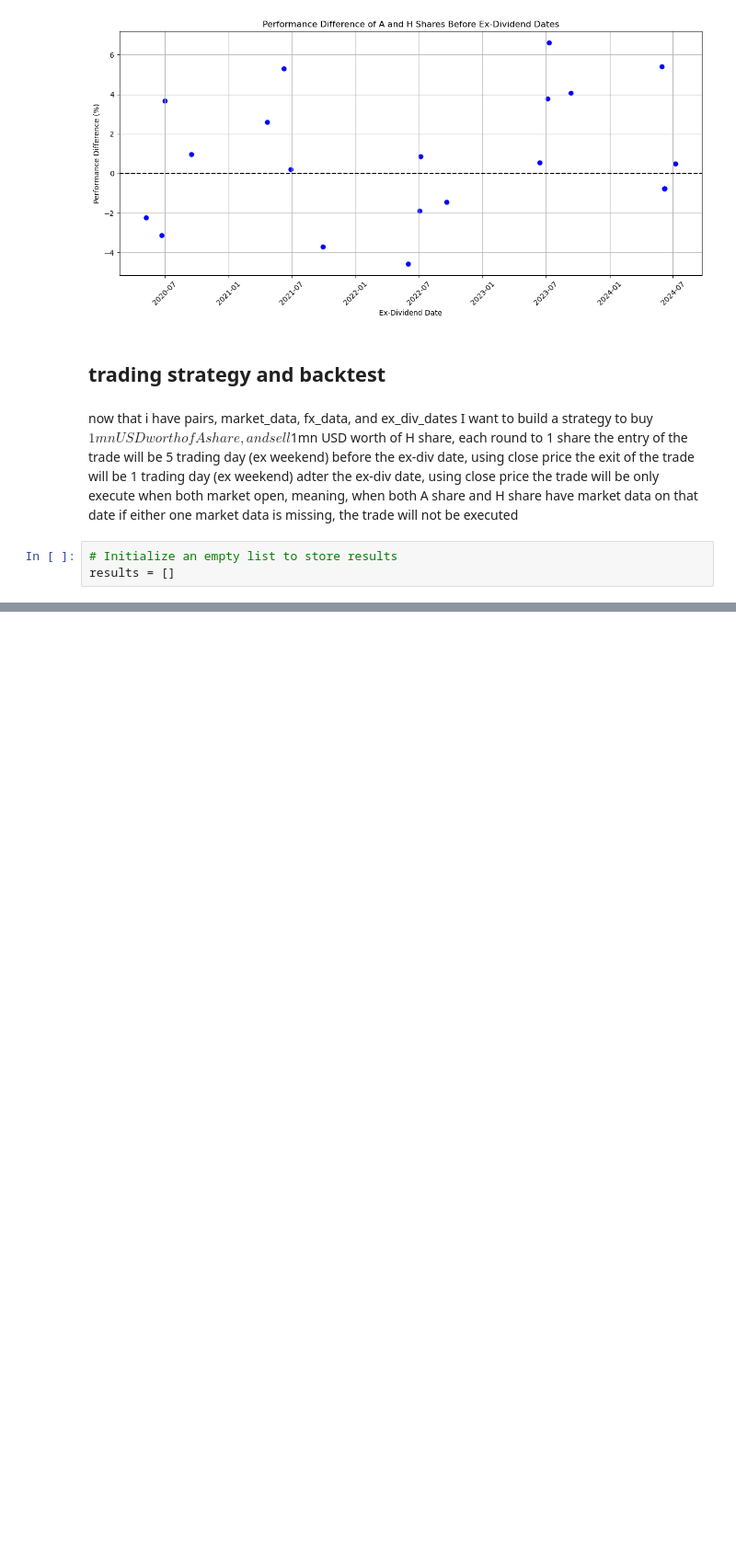
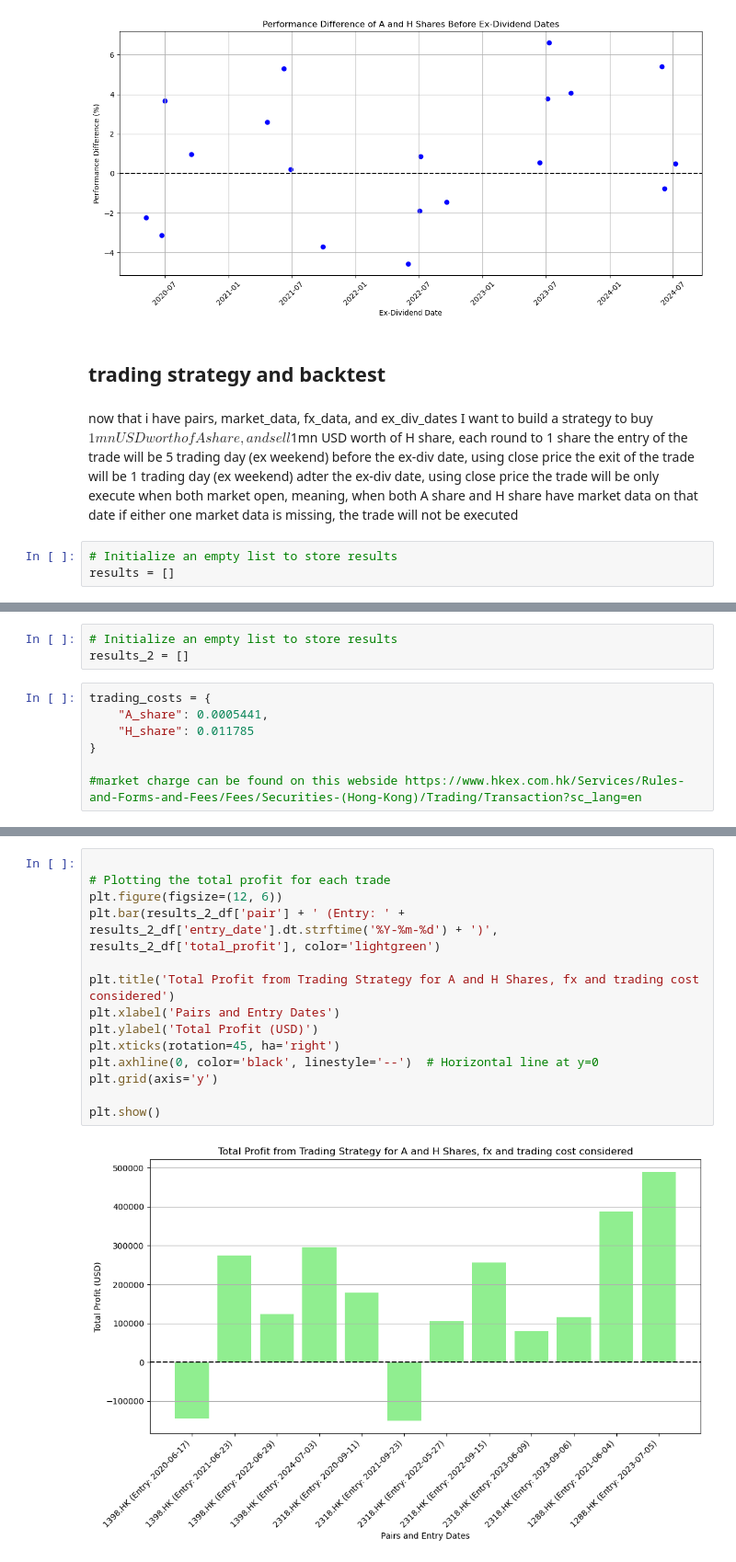
Before and after one commit to joeylyz/py-AH-arb, a Jupyter notebook: AH_arb_div.ipynb, the cells around one changed output, grey strips where cells are left out. Shown at 92% size. Saved outputs shown, nothing was run; the diff lists cells and outputs as text; blank space fills up the shorter version.

```diff
--- a/AH_arb_div.ipynb
+++ b/AH_arb_div.ipynb
@@ -386,0 +392,10 @@ plt.show()
+# %%
+# Initialize an empty list to store results
+results_2 = []
+# %%
+trading_costs = {
+    "A_share": 0.0005441,
+    "H_share": 0.011785
+}
+
+#market charge can be found on this webside https://www.hkex.com.hk/Services/Rules-and-Forms-and-Fees/Fees/Securities-(Hong-Kong)/Trading/Transaction?sc_lang=en
@@ -386,0 +487,16 @@ plt.show()
+# %%
+
+# Plotting the total profit for each trade
+plt.figure(figsize=(12, 6))
+plt.bar(results_2_df['pair'] + ' (Entry: ' + results_2_df['entry_date'].dt.strftime('%Y-%m-%d') + ')', results_2_df['total_profit'], color='lightgreen')
+
+plt.title('Total Profit from Trading Strategy for A and H Shares, fx and trading cost considered')
+plt.xlabel('Pairs and Entry Dates')
+plt.ylabel('Total Profit (USD)')
+plt.xticks(rotation=45, ha='right')
+plt.axhline(0, color='black', linestyle='--')  # Horizontal line at y=0
+plt.grid(axis='y')
+
+plt.show()
+# %% [output]
+[figure, added]
```
Also changed, not shown: parts of 13 cells of this notebook.
